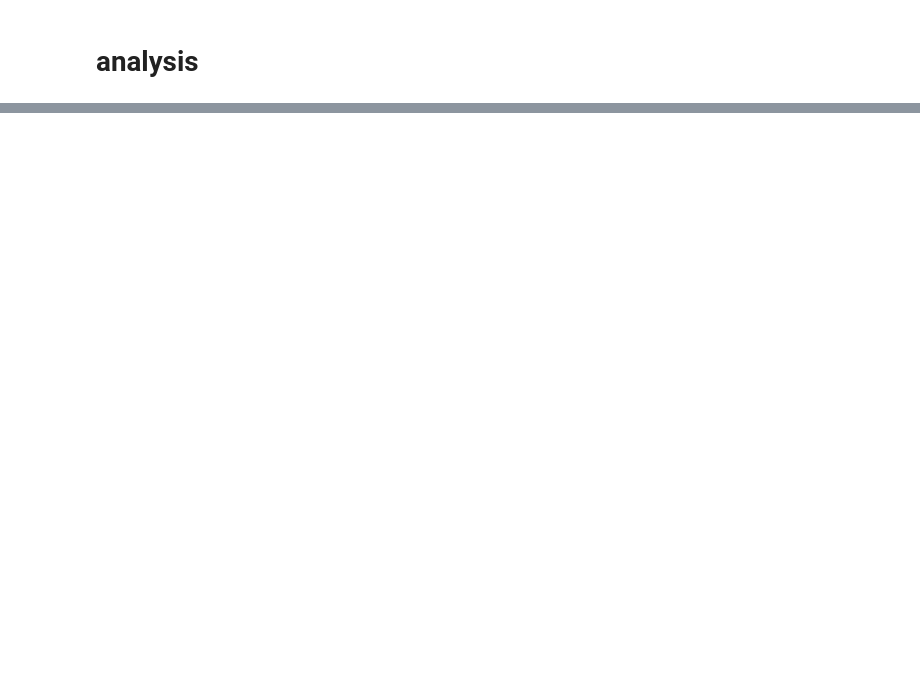
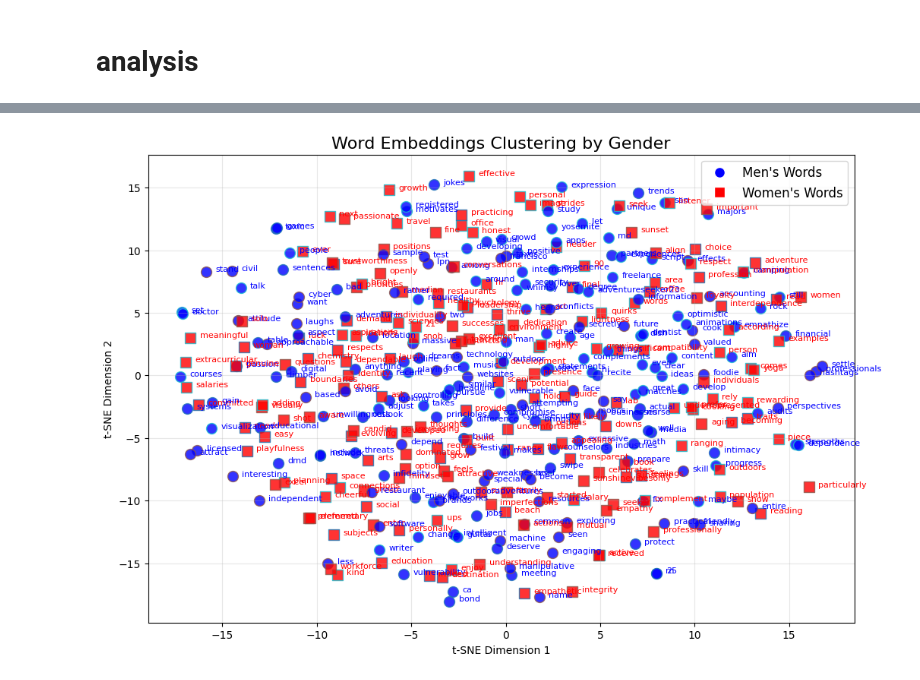
Before and after one commit to jorisSchaller/algorithmic_auditing, a Jupyter notebook: generation_pipeline.ipynb, the cells around one changed output, grey strips where cells are left out. Cells and saved outputs as stored; diff of their text form; code cells hidden in the pictures; blank space fills up the shorter version.

```diff
--- a/generation_pipeline.ipynb
+++ b/generation_pipeline.ipynb
@@ -176,0 +226,74 @@ for i, g in enumerate(all_genders):
+# %%
+
+# Tokenize and remove stopwords
+stop_words = set(stopwords.words('english'))
+tokens_1 = [word for word in word_tokenize(output_men.lower()) if word.isalnum() and word not in stop_words and word not in word_tokenize(output_women.lower())]
+tokens_2 = [word for word in word_tokenize(output_women.lower()) if word.isalnum() and word not in stop_words and word not in word_tokenize(output_men.lower())]
+
+# Combine tokens and train Word2Vec model
+all_tokens = tokens_1 + tokens_2
+model = Word2Vec([all_tokens], vector_size=100, window=5, min_count=1, workers=4)
+
+# Extract embeddings for unique words in both texts
+words = set(tokens_1 + tokens_2)
+embeddings = np.array([model.wv[word] for word in words if word in model.wv])
+normalized_embeddings = normalize(embeddings)
+#PCA
+pca = PCA(n_components=50, random_state=42)
+pca_embeddings = pca.fit_transform(normalized_embeddings)
+
+
+# Reduce dimensions using t-SNE
+tsne = TSNE(n_components=2, random_state=42, n_iter=1000, perplexity=30)
+reduced_embeddings = tsne.fit_transform(pca_embeddings)
+
+
+#kmeans
+num_clusters = 3
+kmeans = KMeans(n_clusters=num_clusters, random_state=42)
+labels = kmeans.fit_predict(normalized_embeddings)
+
+
+# Determine word sources
+word_sources = {word: "men" if word in tokens_1 else "women" for word in words}
+
+# Plot the clustered embeddings
+plt.figure(figsize=(12, 8))
+
+# Define colors and shapes for differentiation
+source_colors = {"men": "blue", "women": "red"}
+source_shapes = {"men": "o", "women": "s"}
+cluster_colors = plt.cm.tab10(np.linspace(0, 1, num_clusters))
+
+for i, word in enumerate(words):
+    plt.scatter(
+        reduced_embeddings[i, 0],
+        reduced_embeddings[i, 1],
+        color=source_colors[word_sources[word]],
+        marker=source_shapes[word_sources[word]],
+        alpha=0.8,
+        s=100,
+        edgecolor=cluster_colors[labels[i]],  # Edge color indicates cluster
+    )
+    plt.text(
+        reduced_embeddings[i, 0] + 0.5,
+        reduced_embeddings[i, 1],
+        word,
+        fontsize=8,
+        color=source_colors[word_sources[word]],
+    )
+
+# Add legend
+handles = [
+    plt.Line2D([0], [0], marker='o', color='w', markerfacecolor='blue', label="Men's Words", markersize=10),
+    plt.Line2D([0], [0], marker='s', color='w', markerfacecolor='red', label="Women's Words", markersize=10),
+]
+plt.legend(handles=handles, loc='upper right', fontsize=12)
+
+plt.title("Word Embeddings Clustering by Gender", fontsize=16)
+plt.xlabel("t-SNE Dimension 1")
+plt.ylabel("t-SNE Dimension 2")
+plt.grid(alpha=0.3)
+plt.show()
+# %% [output]
+[figure, added]
```
Also changed, not shown: parts of 11 cells of this notebook.
